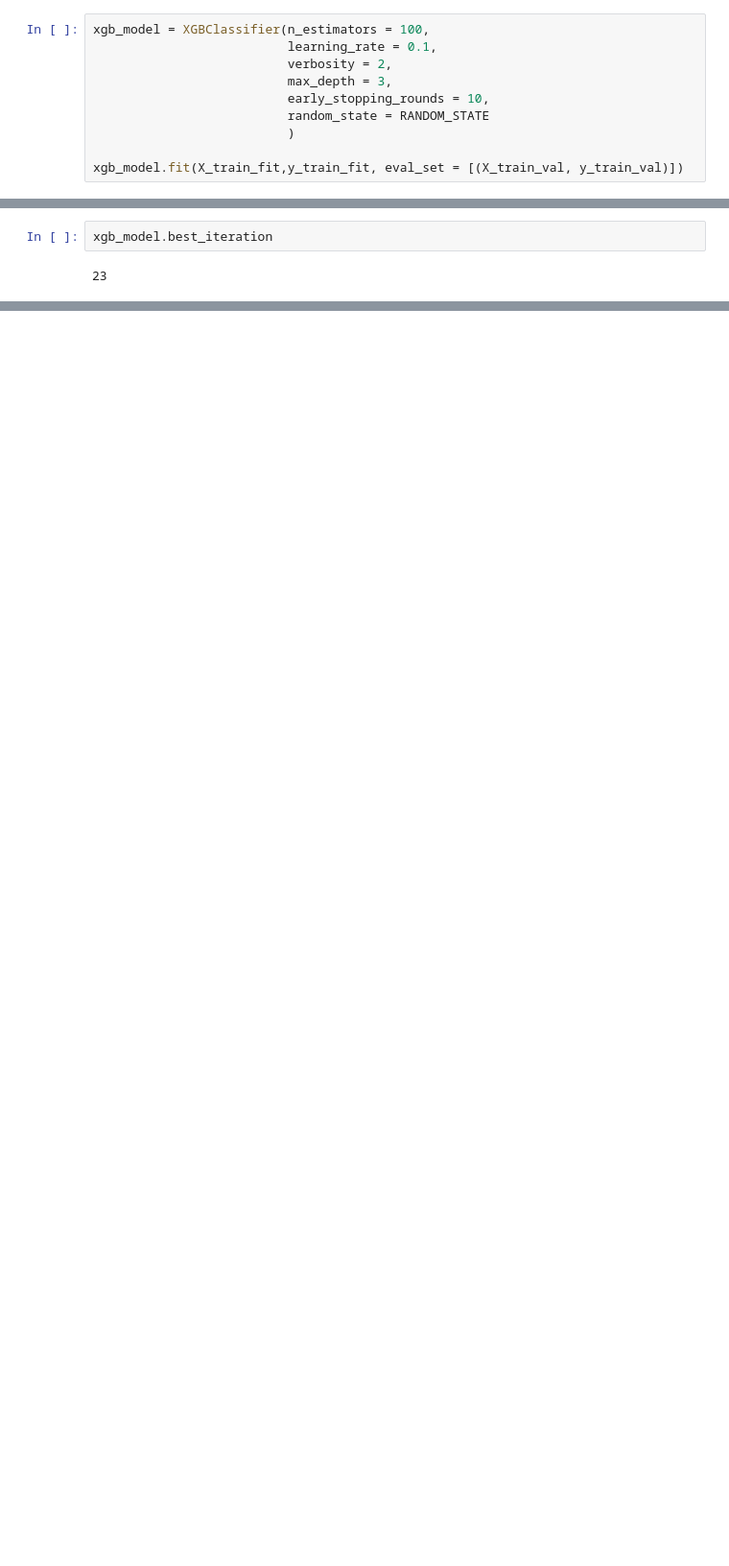
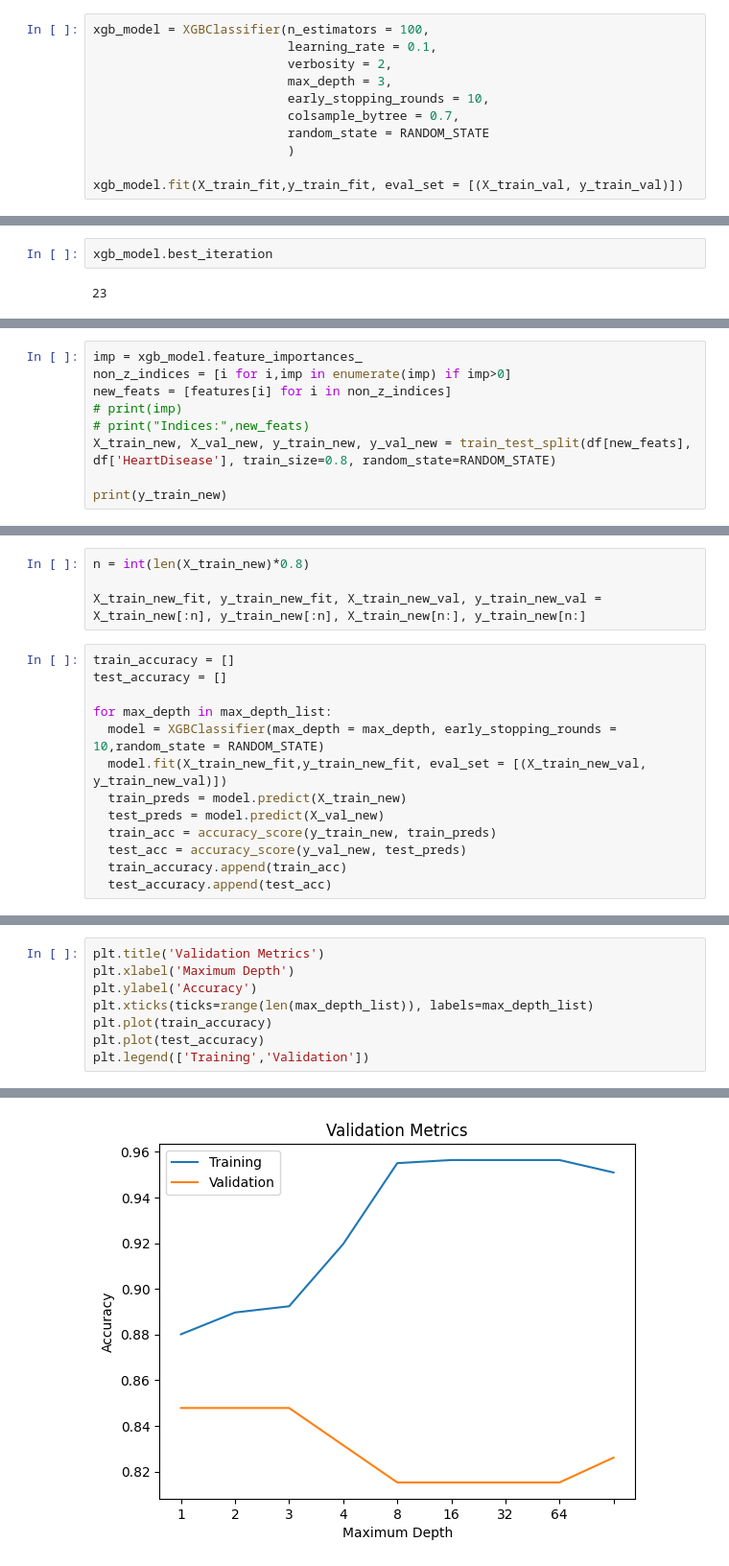
Before and after one commit to mosahle7/ML, a Jupyter notebook: Heart_Failure_Prediction.ipynb, the cells around one changed output, grey strips where cells are left out. Shown at 96% size. Saved outputs shown, nothing was run; the diff lists cells and outputs as text; blank space fills up the shorter version.

```diff
--- a/Heart_Failure_Prediction.ipynb
+++ b/Heart_Failure_Prediction.ipynb
@@ -534,6 +567,7 @@ xgb_model = XGBClassifier(n_estimators = 100,
                           verbosity = 2,
                           max_depth = 3,
                           early_stopping_rounds = 10,
+                          colsample_bytree = 0.7,
                           random_state = RANDOM_STATE
                           )
 
@@ -616,0 +651,9 @@ Test Accuracy:  0.8858695652173914
+# %%
+imp = xgb_model.feature_importances_
+non_z_indices = [i for i,imp in enumerate(imp) if imp>0]
+new_feats = [features[i] for i in non_z_indices]
+# print(imp)
+# print("Indices:",new_feats)
+X_train_new, X_val_new, y_train_new, y_val_new = train_test_split(df[new_feats], df['HeartDisease'], train_size=0.8, random_state=RANDOM_STATE)
+
+print(y_train_new)
@@ -616,0 +673,17 @@ Test Accuracy:  0.8858695652173914
+# %%
+n = int(len(X_train_new)*0.8)
+
+X_train_new_fit, y_train_new_fit, X_train_new_val, y_train_new_val = X_train_new[:n], y_train_new[:n], X_train_new[n:], y_train_new[n:]
+# %%
+train_accuracy = []
+test_accuracy = []
+
+for max_depth in max_depth_list:
+  model = XGBClassifier(max_depth = max_depth, early_stopping_rounds = 10,random_state = RANDOM_STATE)
+  model.fit(X_train_new_fit,y_train_new_fit, eval_set = [(X_train_new_val, y_train_new_val)])
+  train_preds = model.predict(X_train_new)
+  test_preds = model.predict(X_val_new)
+  train_acc = accuracy_score(y_train_new, train_preds)
+  test_acc = accuracy_score(y_val_new, test_preds)
+  train_accuracy.append(train_acc)
+  test_accuracy.append(test_acc)
@@ -616,0 +708,9 @@ Test Accuracy:  0.8858695652173914
+# %%
+plt.title('Validation Metrics')
+plt.xlabel('Maximum Depth')
+plt.ylabel('Accuracy')
+plt.xticks(ticks=range(len(max_depth_list)), labels=max_depth_list)
+plt.plot(train_accuracy)
+plt.plot(test_accuracy)
+plt.legend(['Training','Validation'])
+# %% [output]
@@ -616,0 +718 @@ Test Accuracy:  0.8858695652173914
+[figure, added]
```
Also changed, not shown: parts of 14 cells of this notebook.
